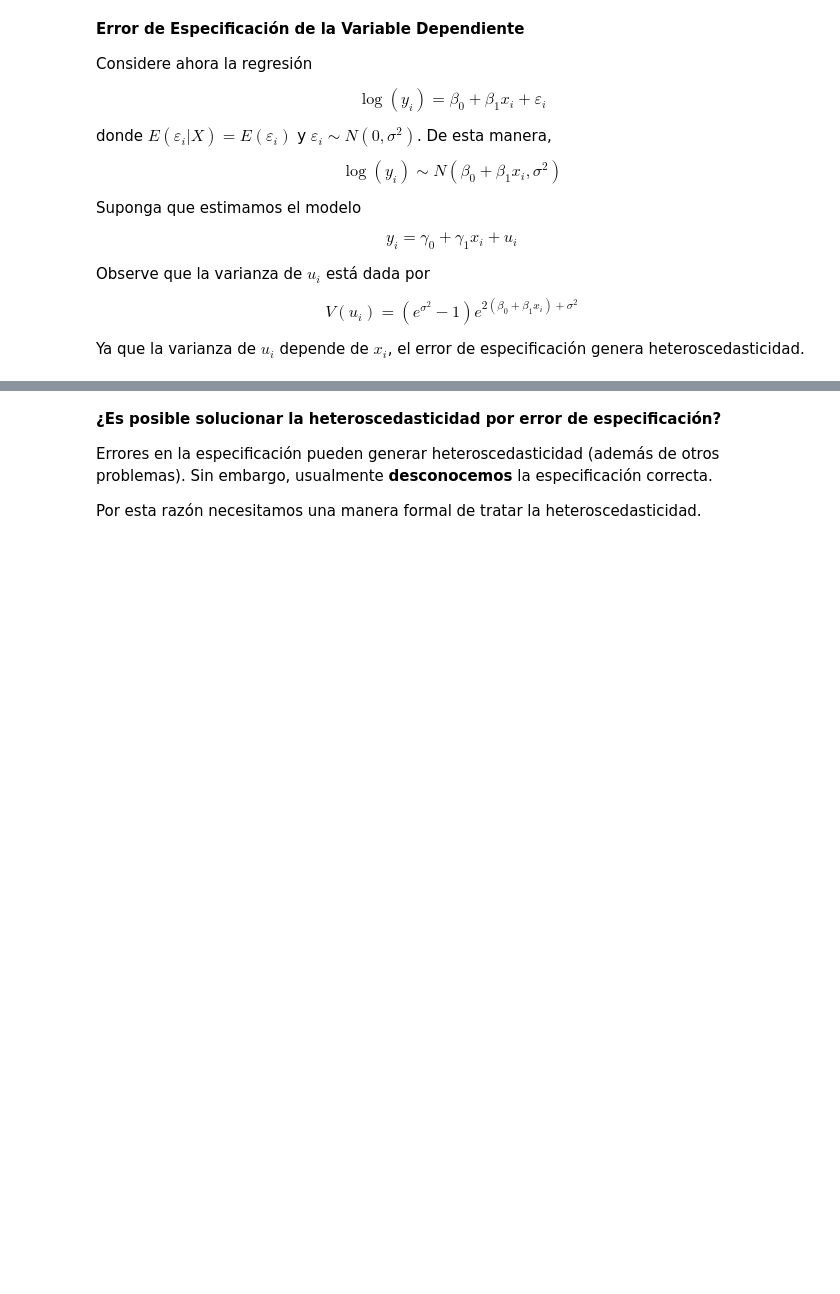
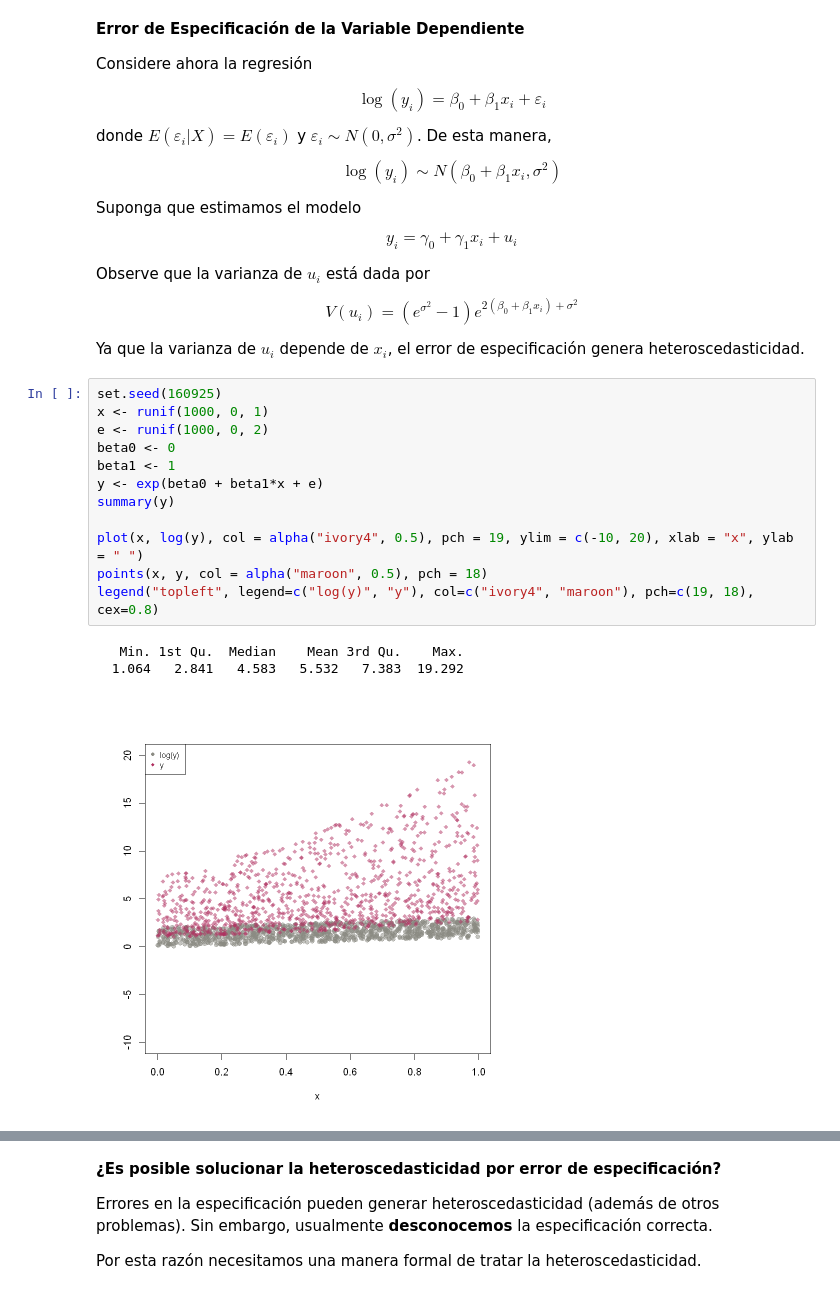
Before and after one commit to smontanoc/microeconometria, a Jupyter notebook: _sources/Modulo_2.ipynb, the cells around one changed output, grey strips where cells are left out. Cells and saved outputs as stored; diff of their text form; blank space fills up the shorter version.

```diff
--- a/_sources/Modulo_2.ipynb
+++ b/_sources/Modulo_2.ipynb
@@ -2324,3 +2615,19 @@ Observe que la varianza de $u_i$ está dada por
 $$V(u_i) = (e^{\sigma^2} - 1) e^{2(\beta_0 + \beta_1 x_i)+ \sigma^2}$$
 
 Ya que la varianza de $u_i$ depende de $x_i$, el error de especificación genera heteroscedasticidad.
+# %%
+set.seed(160925)
+x <- runif(1000, 0, 1)
+e <- runif(1000, 0, 2)
+beta0 <- 0
+beta1 <- 1
+y <- exp(beta0 + beta1*x + e)
+summary(y)
+
+plot(x, log(y), col = alpha("ivory4", 0.5), pch = 19, ylim = c(-10, 20), xlab = "x", ylab = " ")
+points(x, y, col = alpha("maroon", 0.5), pch = 18)
+legend("topleft", legend=c("log(y)", "y"), col=c("ivory4", "maroon"), pch=c(19, 18), cex=0.8)
+# %% [output]
+   Min. 1st Qu.  Median    Mean 3rd Qu.    Max.
+  1.064   2.841   4.583   5.532   7.383  19.292
+[figure, added]
```
Also changed, not shown: parts of 51 cells of this notebook, 48 other files.
